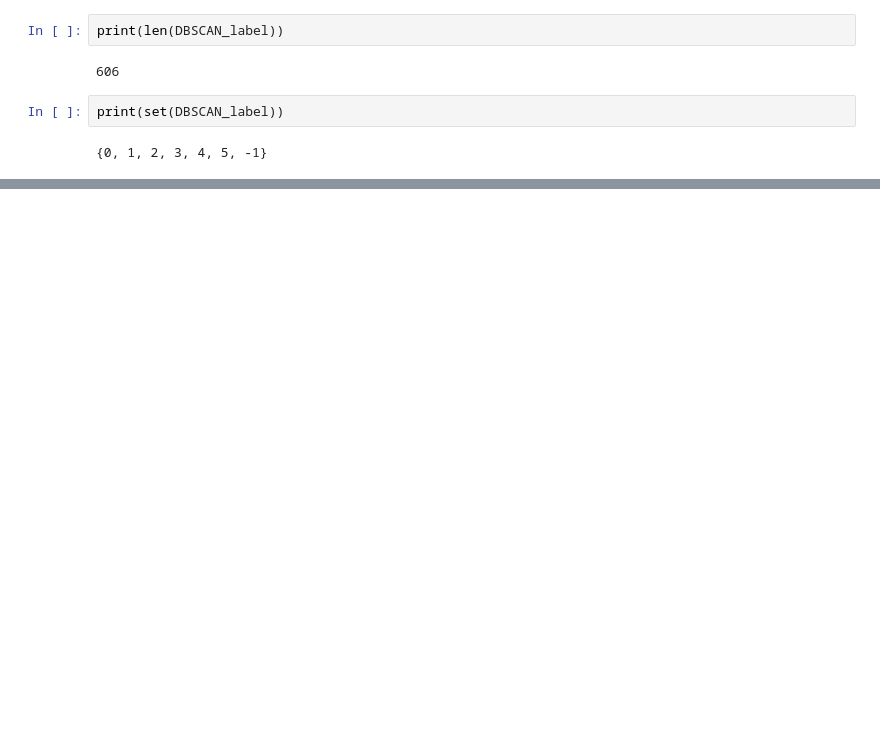
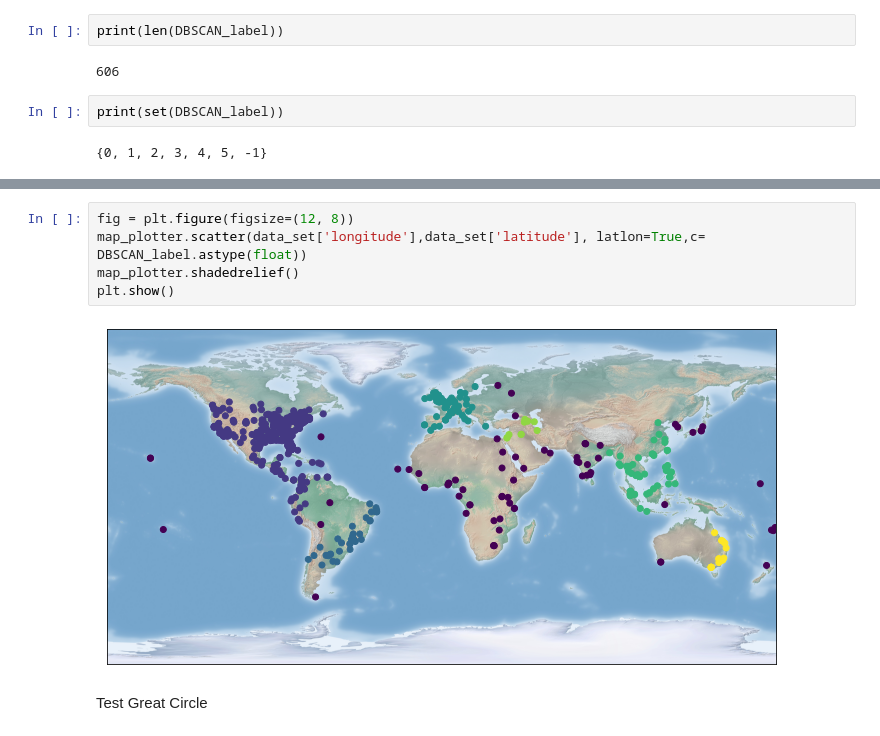
Before and after one commit to Aussadach/discovering-disease-outbreaks-base, a Jupyter notebook: Python_script/Heandline_Clustering.ipynb, the cells around one changed output, grey strips where cells are left out. Saved outputs shown, nothing was run; the diff lists cells and outputs as text; blank space fills up the shorter version.

```diff
--- a/Python_script/Heandline_Clustering.ipynb
+++ b/Python_script/Heandline_Clustering.ipynb
@@ -87,0 +84,9 @@ print(set(DBSCAN_label))
+# %%
+fig = plt.figure(figsize=(12, 8))
+map_plotter.scatter(data_set['longitude'],data_set['latitude'], latlon=True,c= DBSCAN_label.astype(float))
+map_plotter.shadedrelief()
+plt.show()
+# %% [output]
+[figure, added]
+# %% [markdown]
+Test Great Circle
```
Also changed, not shown: parts of 12 cells of this notebook.
